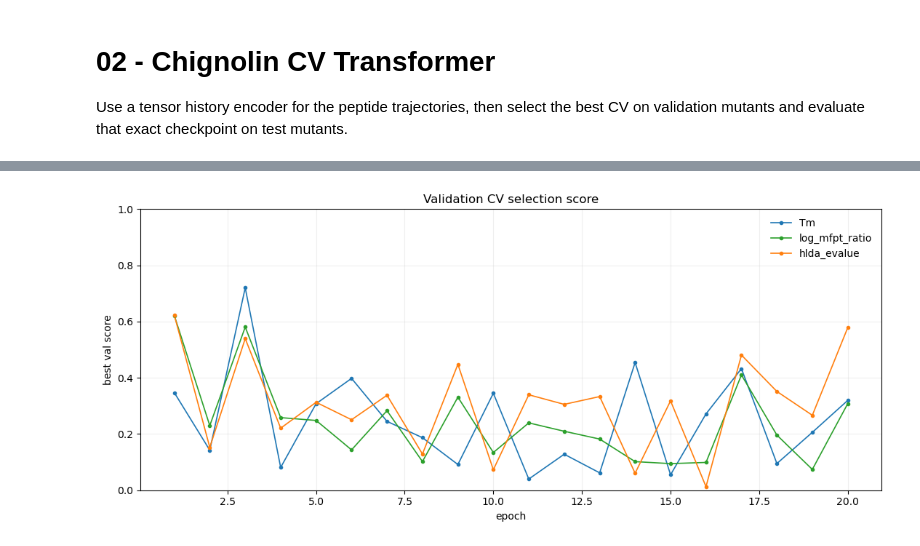
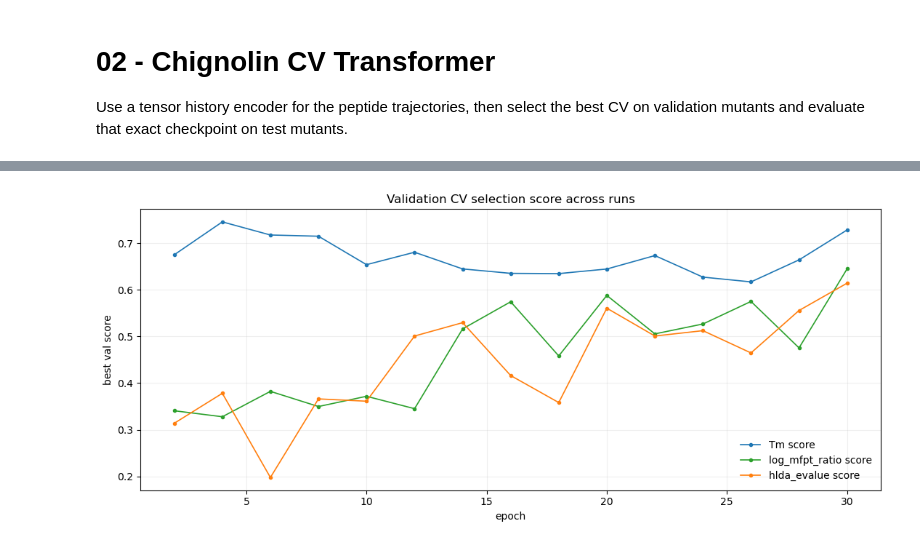
Before and after one commit to alex-zhilkin/DL-course-project, a Jupyter notebook: notebooks/02_train_chignolin_cv_transformer.ipynb, the cells around one changed output, grey strips where cells are left out. Drawn from its saved outputs; the diff is of its cells as text; code cells hidden in the pictures.

```diff
--- a/notebooks/02_train_chignolin_cv_transformer.ipynb
+++ b/notebooks/02_train_chignolin_cv_transformer.ipynb
@@ -598,15 +663,15 @@ print(selection_summary_df)
 # %%
 fig, ax = plt.subplots(figsize=(11, 4.8))
 for metric, color in [('Tm', 'tab:blue'), ('log_mfpt_ratio', 'tab:green'), ('hlda_evalue', 'tab:orange')]:
     sub = val_metric_history_df[val_metric_history_df['metric'] == metric]
-    ax.plot(sub['epoch'], sub['val_best_score'], marker='o', ms=3, lw=1.2, color=color, label=metric)
+    best_per_epoch = sub.groupby('epoch', as_index=False)[['val_best_score', 'val_best_r2']].max().sort_values('epoch')
+    ax.plot(best_per_epoch['epoch'], best_per_epoch['val_best_score'], marker='o', ms=3, lw=1.2, color=color, label=f'{metric} score')
 ax.set_xlabel('epoch')
 ax.set_ylabel('best val score')
-ax.set_title('Validation CV selection score')
-ax.set_ylim(0, 1)
+ax.set_title('Validation CV selection score across runs')
 ax.grid(alpha=0.2)
 ax.legend(frameon=False)
 plt.tight_layout()
 plt.show()
 # %% [output]
-[figure, old version]
+[figure, new version]
```
Also changed, not shown: parts of 8 cells of this notebook, 22 other files.
